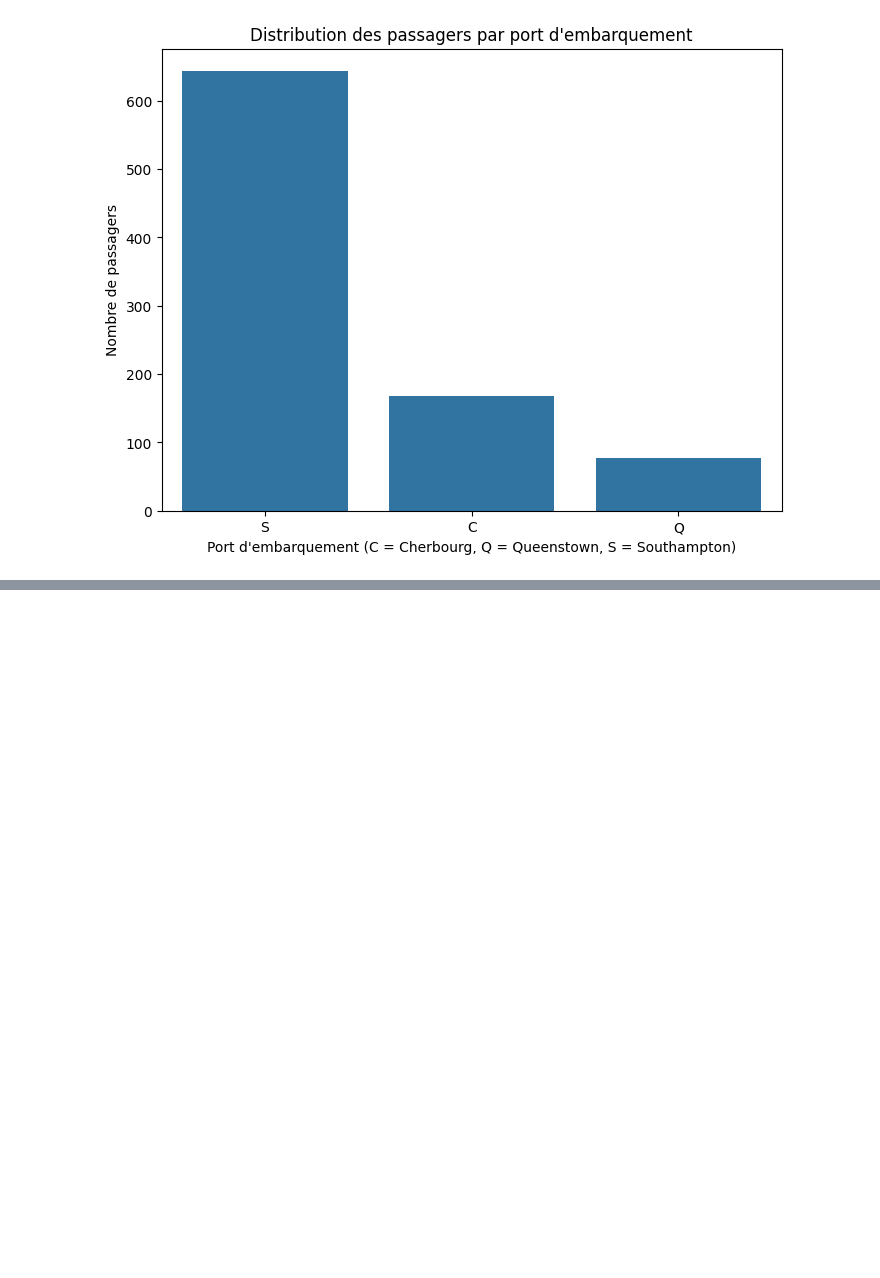
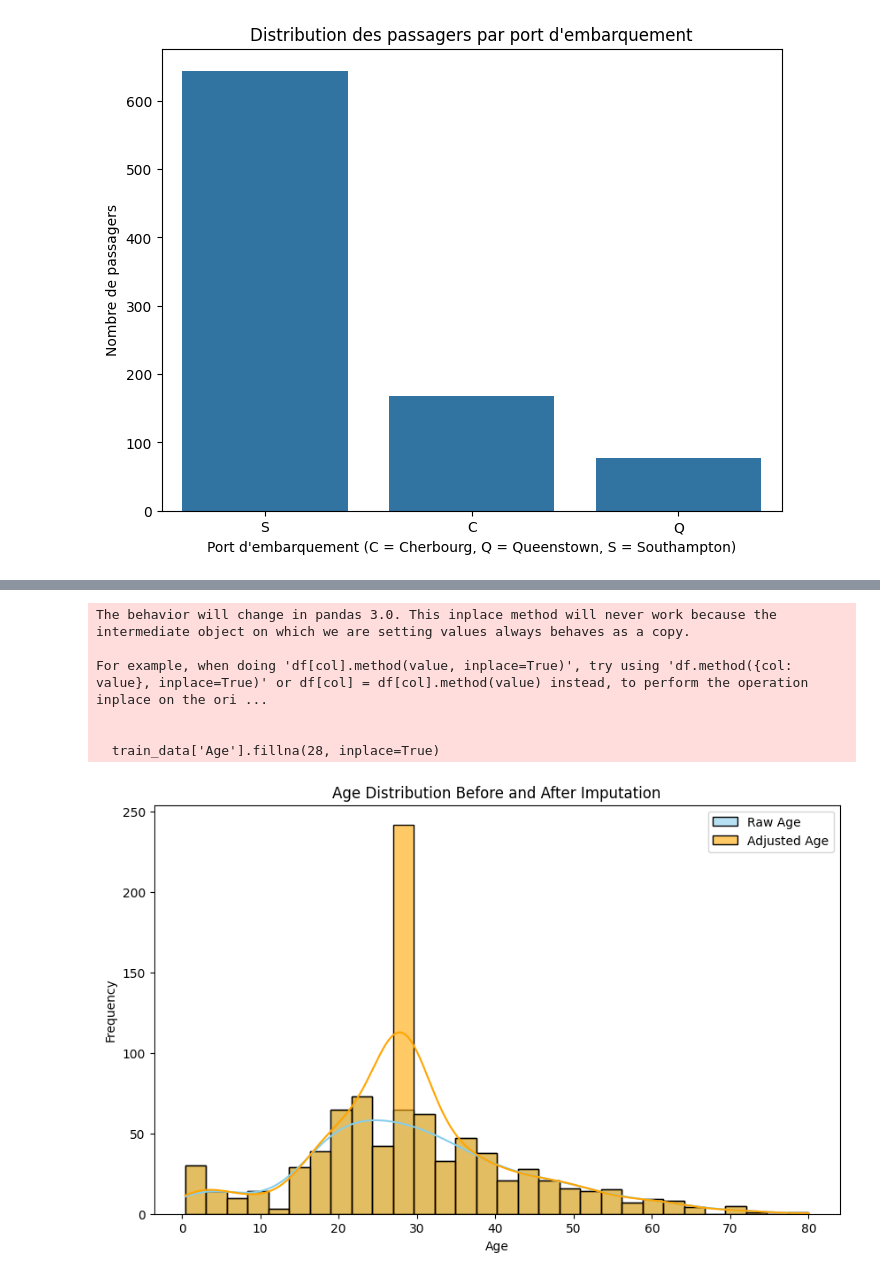
Before and after one commit to Ewnn/MachineLearning, a Jupyter notebook: LogisticRegression/main.ipynb, the cells around one changed output, grey strips where cells are left out. Drawn from its saved outputs; the diff is of its cells as text; code cells hidden in the pictures; blank space fills up the shorter version.

```diff
--- a/LogisticRegression/main.ipynb
+++ b/LogisticRegression/main.ipynb
@@ -132,0 +118,33 @@ For example, when doing 'df[col].method(value, inplace=True)', try using 'df.met
+# %%
+train_data = pd.read_csv('data/train.csv')
+
+# Create a copy of the "Age" column before imputation for comparison
+age_before_imputation = train_data['Age'].copy()
+
+# Impute missing "Age" values with the median (28)
+train_data['Age'].fillna(28, inplace=True)
+age_after_imputation = train_data['Age']
+
+# Plot the histogram of "Age" before and after imputation on the same plot
+plt.figure(figsize=(10, 6))
+sns.histplot(age_before_imputation, kde=True, color='skyblue', label='Raw Age', bins=30, alpha=0.6)
+sns.histplot(age_after_imputation, kde=True, color='orange', label='Adjusted Age', bins=30, alpha=0.6)
+
+# Add title and labels
+plt.title('Age Distribution Before and After Imputation')
+plt.xlabel('Age')
+plt.ylabel('Frequency')
+
+# Add a legend to distinguish between the two distributions
+plt.legend()
+
+# Show the plot
+plt.show()
+# %% [output]
+The behavior will change in pandas 3.0. This inplace method will never work because the intermediate object on which we are setting values always behaves as a copy.
+
+For example, when doing 'df[col].method(value, inplace=True)', try using 'df.method({col: value}, inplace=True)' or df[col] = df[col].method(value) instead, to perform the operation inplace on the ori ...
+
+
+  train_data['Age'].fillna(28, inplace=True)
+[figure, added]
```
Also changed, not shown: parts of 23 cells of this notebook.
